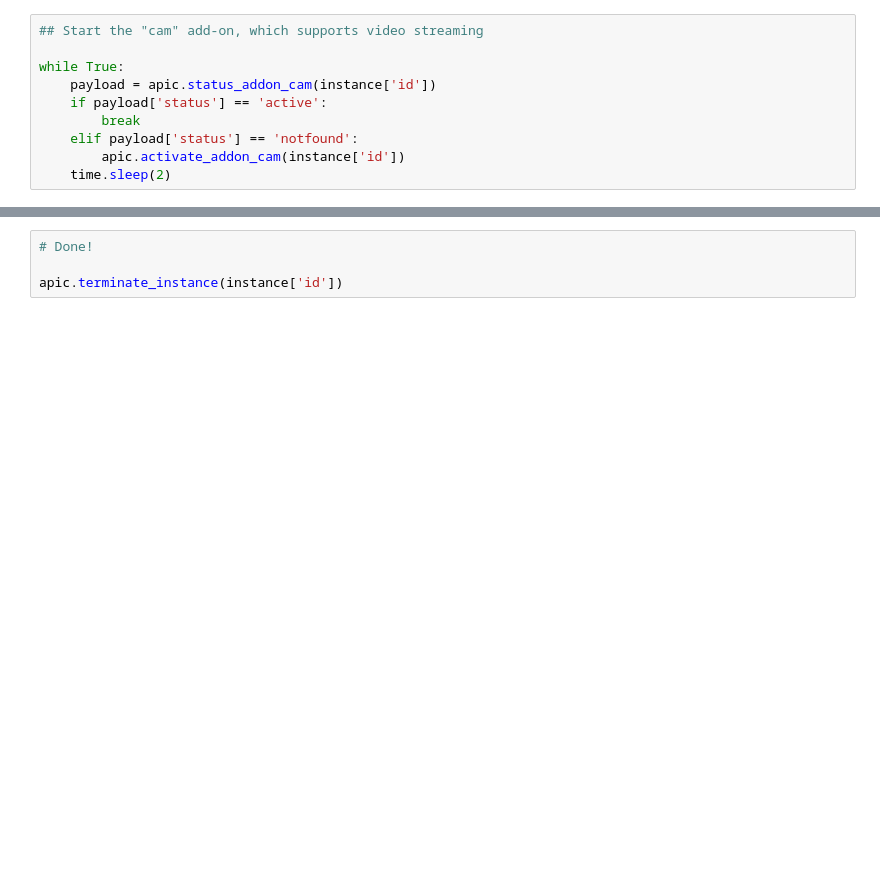
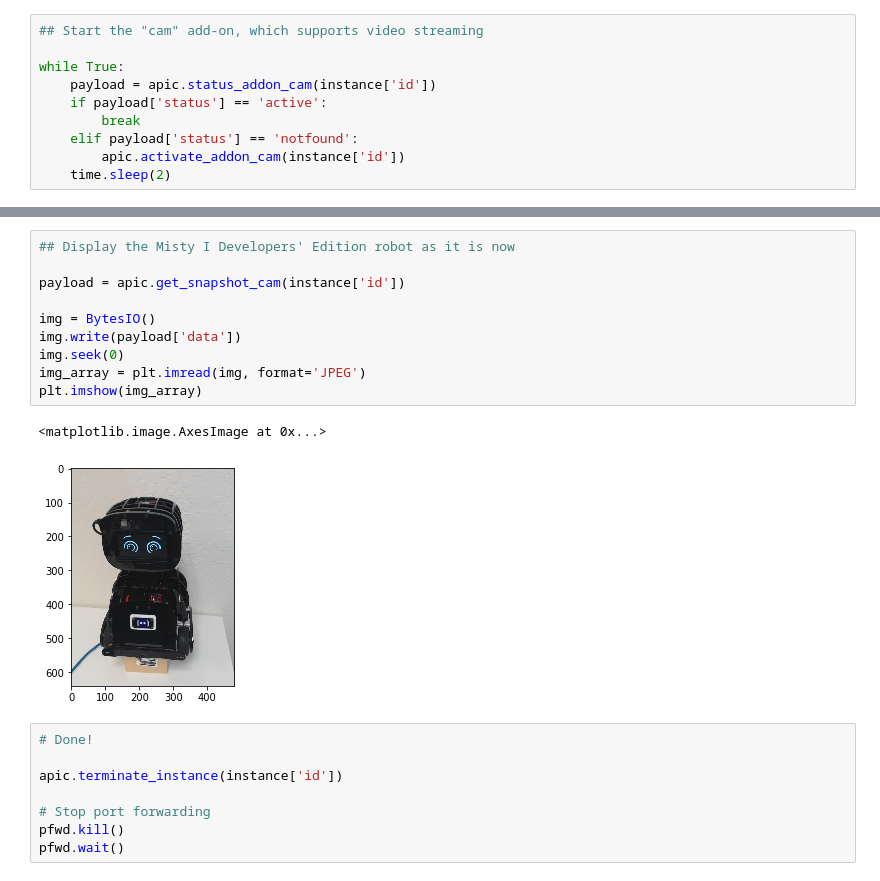
Before and after one commit to rerobots/examples, a Jupyter notebook: faceprint.ipynb, the cells around one changed output, grey strips where cells are left out. Drawn from its saved outputs; the diff is of its cells as text; blank space fills up the shorter version.

```diff
--- a/faceprint.ipynb
+++ b/faceprint.ipynb
@@ -75,4 +123,21 @@ plt.imshow(img_array)
+# %%
+## Display the Misty I Developers' Edition robot as it is now
+
+payload = apic.get_snapshot_cam(instance['id'])
+
+img = BytesIO()
+img.write(payload['data'])
+img.seek(0)
+img_array = plt.imread(img, format='JPEG')
+plt.imshow(img_array)
+# %% [output]
+<matplotlib.image.AxesImage at 0x...>
+[figure, added]
 # %%
 # Done!
 
 apic.terminate_instance(instance['id'])
+
+# Stop port forwarding
+pfwd.kill()
+pfwd.wait()
```
Also changed, not shown: parts of 8 cells of this notebook.
